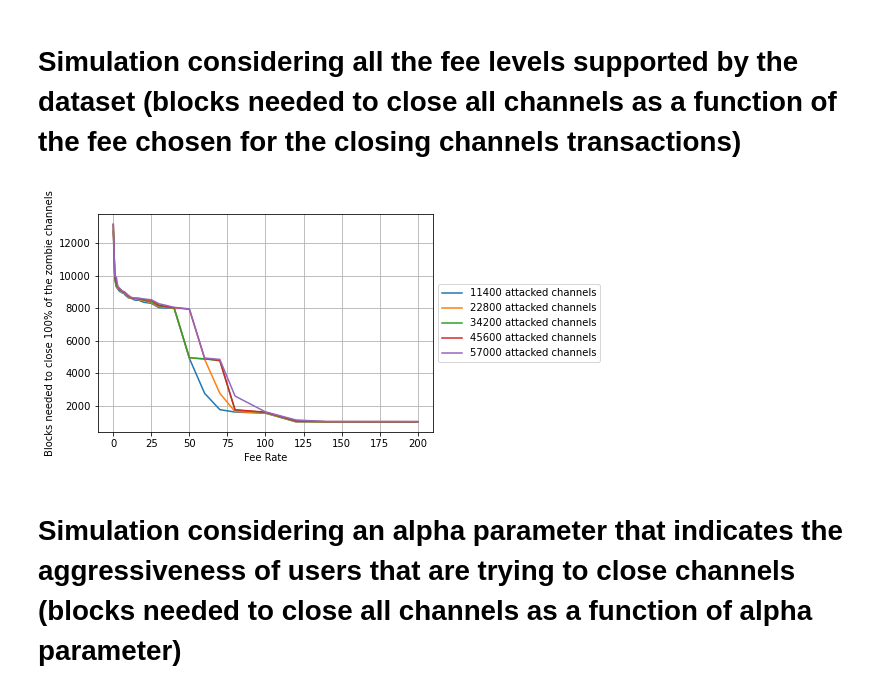
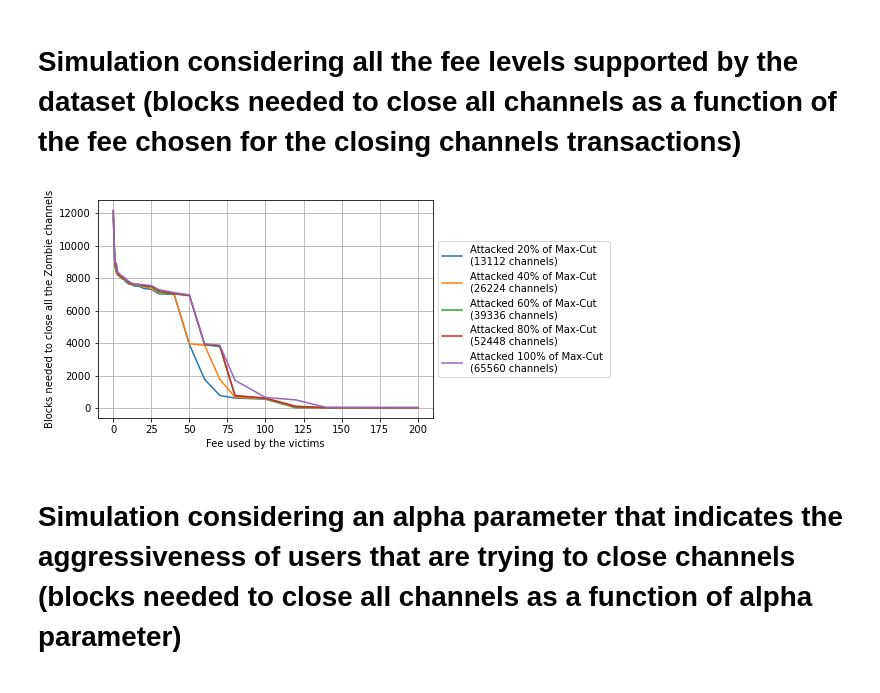
Before and after one commit to CosimoSguanci/Mass-Exit-Attacks-on-LN, a Jupyter notebook: ZombieAttackSimulation.ipynb, the cells around one changed output. Cells and saved outputs as stored; diff of their text form; code cells hidden in the pictures.

Commit message:
Plots updated and fixes

```diff
--- a/ZombieAttackSimulation.ipynb
+++ b/ZombieAttackSimulation.ipynb
@@ -15,7 +15,8 @@ MEMPOOL_DIR_DURING_CONGESTION = "mempool-during-congestion"
 MEMPOOL_DIR_BEFORE_CONGESTION = "mempool-before-congestion"
 MEMPOOL_DIR_NO_CONGESTION = "mempool-no-congestion"
 
-INITIAL_NUM_ZOMBIE_CHANNELS = 57000 # Estimated as of Feb 4, 2022
+INITIAL_NUM_ZOMBIE_CHANNELS = 65560 # Edges crossed by the Max-Cut, computed with the imbalanced-max-cut Greedy procedure,
+                                    # with data obtained on January, 2022
 LN_CLOSING_CHANNEL_DELAY = 1000 # ~ 1 week
 
 # We read the file containing mempool historical data
@@ -68,15 +69,13 @@ fee_ranges = [0, 1, 2, 3, 4, 5, 6, 7, 8, 10, 12, 14, 17, 20, 25, 30, 40, 50, 60,
 # problematic intervals that should not be considerated (probably the BTC nodes of the owner went offline for a while)
 PROBLEMATIC_INTERVALS = [[1516728783, 1516729440], [1515943500, 1515944160]]
 
-# if highest_priority == True, then txs are put in the first positions of the queue (used when we are considering a fee level that is greater than the maximum fee level in our dataset: in this case, we
-# want that our transactions are those with the highest priority in the mempool)
-def simulate(mempool_data, blocks_data, first_block_height_of_simulation, fee_index_in_ranges, num_zombie_channels, highest_priority=False, dynamic=False, beta=1, step=1, plot_distribution=False, plot_show=False, percentage_to_be_closed=1.0):
-
+# Simulate the Zombie Attack given Mempool snapshots for a certain time frame
+def simulate(mempool_data, blocks_data, first_block_height_of_simulation, fee_index_in_ranges, num_zombie_channels, highest_priority=False, dynamic=False, beta=1, step=1, plot_distribution=False, percentage_to_be_closed=1.0):
     first_height = blocks_data[0]["height"]
     blocksCounter = 0
     last_total_tx_count = None
     last_tx_count_per_fee_level = None
-    initial_tx_with_same_fee = 0 # Number of transactions with the same fee as the closing channel txs, at the begniinning of the simulation
+    initial_tx_with_same_fee = 0 # Number of transactions with the same fee as the closing channel txs, at the beginning of the simulation
     current_fee = fee_ranges[fee_index_in_ranges]
 
     plot_blocks = []
@@ -107,17 +106,12 @@ def simulate(mempool_data, blocks_data, first_block_height_of_simulation, fee_in
                 # New Block detected
                 blocksCounter += 1
 
-                #estimated_num_tx_in_block = last_total_tx_count - total_tx_count
                 # `first_block_height_of_simulation` is the first block that we will encounter in our simulation (must be manually found using a block explorer)
                 # `first_height` is the first blocck number in our blocks dataset
                 # These two parameter could differ based on the collected block dataset and the time frame taken into consideration for the simulation.
                 num_tx_in_block = blocks_data[(first_block_height_of_simulation - first_height + blocksCounter) - 1]["n_transactions"]
-
                 tx_with_higher_fee = 0 # Number of transactions that have an higher fee than the closing channel transactions
-
                 index = fee_index_in_ranges + 1
-
-                #print("fee_index_in_ranges: ", fee_index_in_ranges)
 
                 while index < len(tx_count_per_fee_level):
                     tx_with_higher_fee = tx_with_higher_fee + last_tx_count_per_fee_level[index]
@@ -156,17 +150,8 @@ def simulate(mempool_data, blocks_data, first_block_height_of_simulation, fee_in
             last_tx_count_per_fee_level = tx_count_per_fee_level
 
         if(num_zombie_channels <= INITIAL_NUM_ZOMBIE_CHANNELS - (INITIAL_NUM_ZOMBIE_CHANNELS * percentage_to_be_closed)):
-
             if(plot_distribution):
-                #plt.plot(plot_blocks, plot_remaining_zombie_channels)
-
-                #if(plot_show):
-                    #plt.xlabel('Blocks')
-                    #plt.ylabel(f'Number of zombie channels')
-                    #plt.xticks(np.linspace(0, 10000, num=11))
-                    #plt.show()
                 return blocksCounter, plot_blocks, plot_remaining_zombie_channels
-
             return blocksCounter
 
     return None
@@ -224,7 +209,6 @@ def get_average_index_fee(first_snapshot): # TODO should consider 0 in `fee_rang
         i = i + 1
 
     avg_fee = acc / total_tx_count
-
     average_index = find_index_of_fee_in_ranges(avg_fee)
 
     return average_index
@@ -303,33 +251,31 @@ X-axis: number blocks seen in the simulation, Y-axis: number of zombie channels
 # %%
 fee_ranges = [0, 1, 2, 3, 4, 5, 6, 7, 8, 10, 12, 14, 17, 20, 25, 30, 40, 50, 60, 70, 80, 100, 120, 140, 170, 200]
 
 fig, ax = plt.subplots()
 ax.grid(True)
 labels = []
 
 fractions = np.arange(start=0.2, stop=1.2, step=0.2)
 
 for fraction in fractions:
     zombie_channels = round(fraction * INITIAL_NUM_ZOMBIE_CHANNELS)
     needed_blocks = [] # number of blocks needed to close all the zombie channels
 
     i = 0
     while(i < len(fee_ranges)):
-        blocks_to_close_all_channels = LN_CLOSING_CHANNEL_DELAY + simulate(mempool_data, blocks_data, FIRST_BLOCK_HEIGHT, i, zombie_channels)
-
-        #print(blocks_to_close_all_channels, "blocks to close all channels with fee =", fee_ranges[i])
-
+        #blocks_to_close_all_channels = LN_CLOSING_CHANNEL_DELAY + simulate(mempool_data, blocks_data, FIRST_BLOCK_HEIGHT, i, zombie_channels)
+        blocks_to_close_all_channels = simulate(mempool_data, blocks_data, FIRST_BLOCK_HEIGHT, i, zombie_channels)
         needed_blocks.append(blocks_to_close_all_channels)
         i += 1
     plt.plot(fee_ranges, needed_blocks)
-    labels.append(f"{zombie_channels} attacked channels")
+    labels.append(f"Attacked {int(fraction * 100)}% of Max-Cut \n({zombie_channels} channels)")
 
-plt.xlabel('Fee Rate')
-plt.ylabel(f'Blocks needed to close 100% of the zombie channels')
+plt.xlabel('Fee used by the victims')
+plt.ylabel(f'Blocks needed to close all the Zombie channels')
 plt.legend(labels=labels, loc='center left', bbox_to_anchor=(1, 0.5))
 plt.show()
 # %% [output]
-[figure, old version]
+[figure, new version]
 # %% [markdown]
 # Simulation considering an alpha parameter that indicates the aggressiveness of users that are trying to close channels (blocks needed to close all channels as a function of alpha parameter)
 # %%
```
Also changed, not shown: parts of 5 cells of this notebook, 1 other file.
